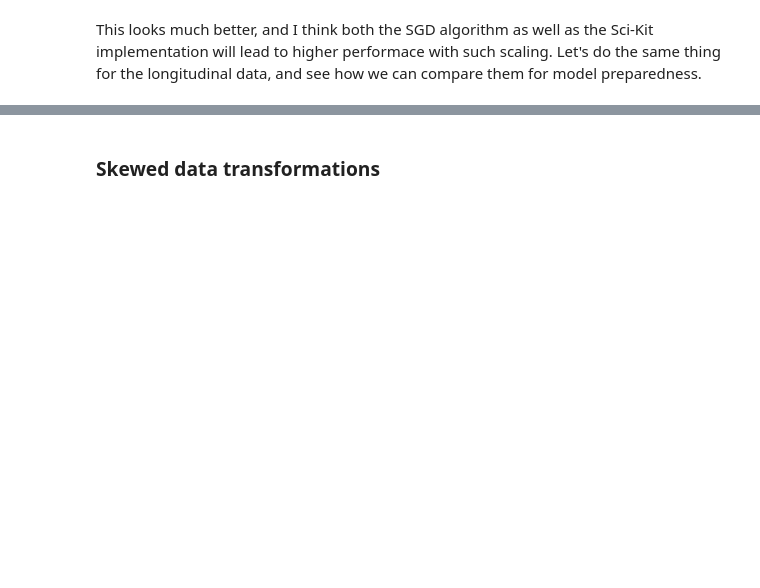
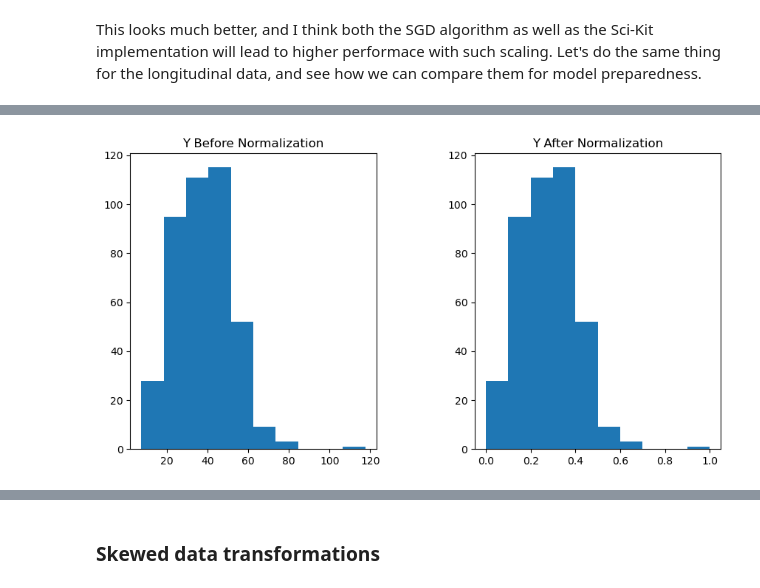
Before and after one commit to matthewpkearney/cs559_spring24_hw1, a Jupyter notebook: Homework1_mkearney.ipynb, the cells around one changed output, grey strips where cells are left out. Saved outputs shown, nothing was run; the diff lists cells and outputs as text; code cells hidden in the pictures; blank space fills up the shorter version.

```diff
--- a/Homework1_mkearney.ipynb
+++ b/Homework1_mkearney.ipynb
@@ -307,7 +334,7 @@ plt.show()
 # %% [markdown]
 This looks much better, and I think both the SGD algorithm as well as the Sci-Kit implementation will lead to higher performace with such scaling. Let's do the same thing for the longitudinal data, and see how we can compare them for model preparedness.
 # %%
-X6_S = sc.fit_transform(np.array(DF['X6 longitude']).reshape(-1,1))
+X6_S = mm.fit_transform(np.array(DF['X6 longitude']).reshape(-1,1))
 # %%
 fig, (ax1, ax2) = plt.subplots(1, 2, figsize=(10,5))
 # X5 = np.array(DF['X5 latitude'])
@@ -323,0 +351,13 @@ We have much better domain of our features for X4, X5, and X6 through scaling. T
+# %%
+Y_N = mm.fit_transform(np.array(DF['Y house price of unit area']).reshape(-1,1))
+# %%
+fig, (ax1, ax2) = plt.subplots(1, 2, figsize=(10,5))
+# X5 = np.array(DF['X5 latitude'])
+ax1.hist(DF['Y house price of unit area'])
+ax2.hist(Y_N)
+plt.subplots_adjust(left=0.1, bottom=0.1, right=0.9, top=0.9, wspace=0.4, hspace=0.4)
+ax1.set_title('Y Before Normalization')
+ax2.set_title('Y After Normalization')
+plt.show()
+# %% [output]
+[figure, added]
```
Also changed, not shown: parts of 42 cells of this notebook.
